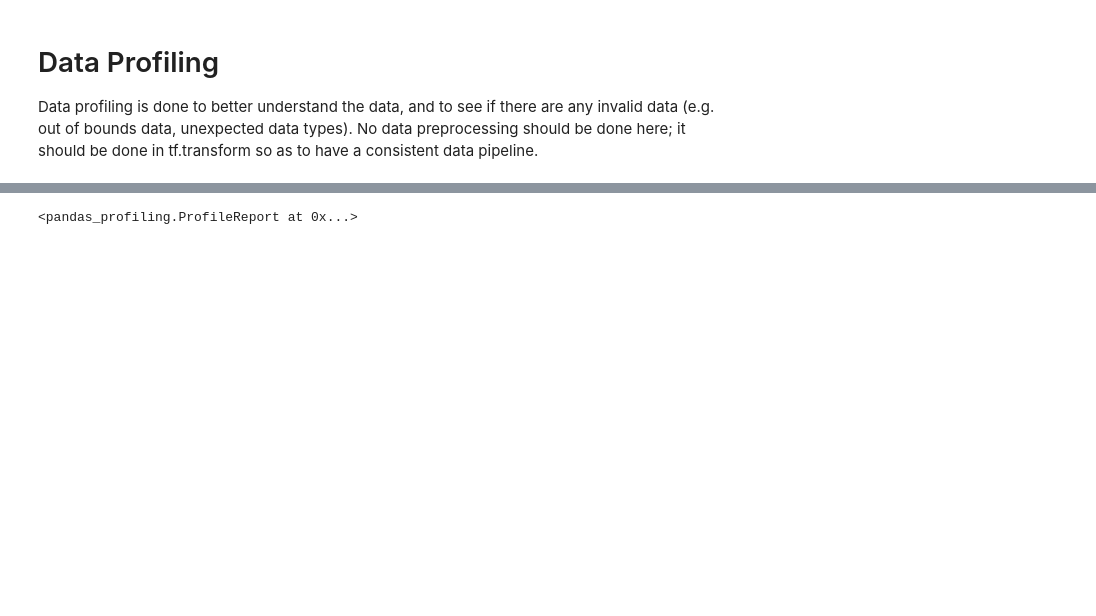
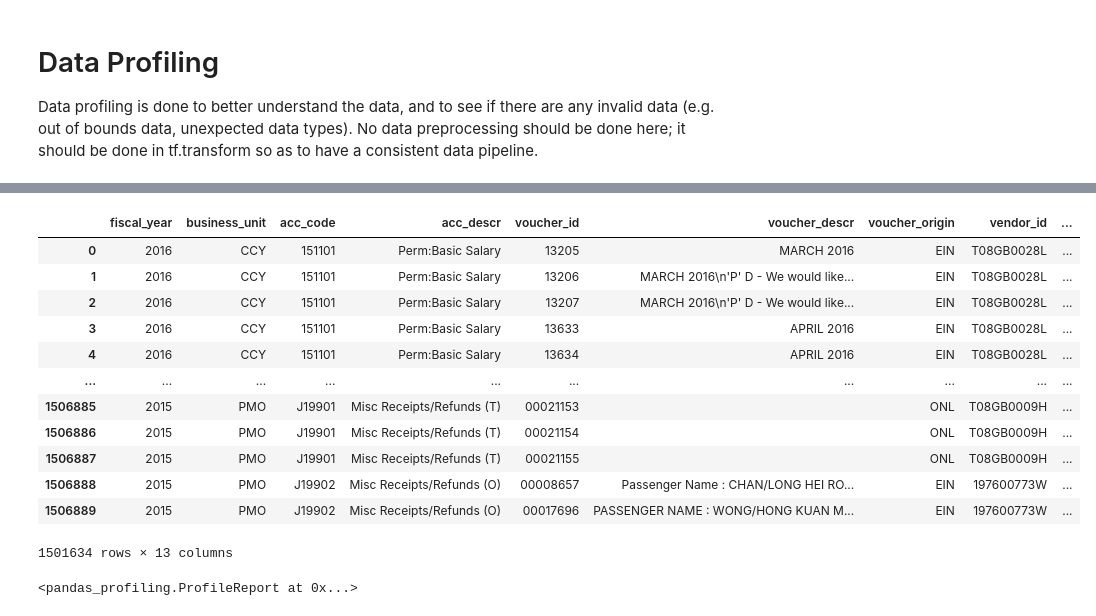
Before and after one commit to awoziji/ml-coa-charging, a Jupyter notebook: 01-data_exploration.ipynb, the cells around one changed output, grey strips where cells are left out. Drawn from its saved outputs; the diff is of its cells as text; code cells hidden in the pictures; blank space fills up the shorter version.

```diff
--- a/01-data_exploration.ipynb
+++ b/01-data_exploration.ipynb
@@ -48,3 +58,22 @@ df
+# %%
+acc_code_freq = df.groupby('acc_code').size().rename('count').reset_index()
+acc_codes_to_include = list(acc_code_freq[acc_code_freq['count'] >= 50].acc_code)
+df = df[df['acc_code'].isin(acc_codes_to_include)]
+df
+# %% [output]
+|  | fiscal_year | business_unit | acc_code | acc_descr | voucher_id | voucher_descr | voucher_origin | vendor_id | ... |
+| 0 | 2016 | CCY | 151101 | Perm:Basic Salary | 13205 | MARCH 2016 | EIN | T08GB0028L | ... |
+| 1 | 2016 | CCY | 151101 | Perm:Basic Salary | 13206 | MARCH 2016\n'P' D - We would like... | EIN | T08GB0028L | ... |
+| 2 | 2016 | CCY | 151101 | Perm:Basic Salary | 13207 | MARCH 2016\n'P' D - We would like... | EIN | T08GB0028L | ... |
+| 3 | 2016 | CCY | 151101 | Perm:Basic Salary | 13633 | APRIL 2016 | EIN | T08GB0028L | ... |
+| 4 | 2016 | CCY | 151101 | Perm:Basic Salary | 13634 | APRIL 2016 | EIN | T08GB0028L | ... |
+| ... | ... | ... | ... | ... | ... | ... | ... | ... | ... |
+| 1506885 | 2015 | PMO | J19901 | Misc Receipts/Refunds (T) | 00021153 |  | ONL | T08GB0009H | ... |
+| 1506886 | 2015 | PMO | J19901 | Misc Receipts/Refunds (T) | 00021154 |  | ONL | T08GB0009H | ... |
+| 1506887 | 2015 | PMO | J19901 | Misc Receipts/Refunds (T) | 00021155 |  | ONL | T08GB0009H | ... |
+| 1506888 | 2015 | PMO | J19902 | Misc Receipts/Refunds (O) | 00008657 | Passenger Name : CHAN/LONG HEI RO... | EIN | 197600773W | ... |
+| 1506889 | 2015 | PMO | J19902 | Misc Receipts/Refunds (O) | 00017696 | PASSENGER NAME : WONG/HONG KUAN M... | EIN | 197600773W | ... |
+1501634 rows × 13 columns
 # %%
 ProfileReport(df)
 # %% [output]
```
Also changed, not shown: parts of 3 cells of this notebook, 5 other files.
